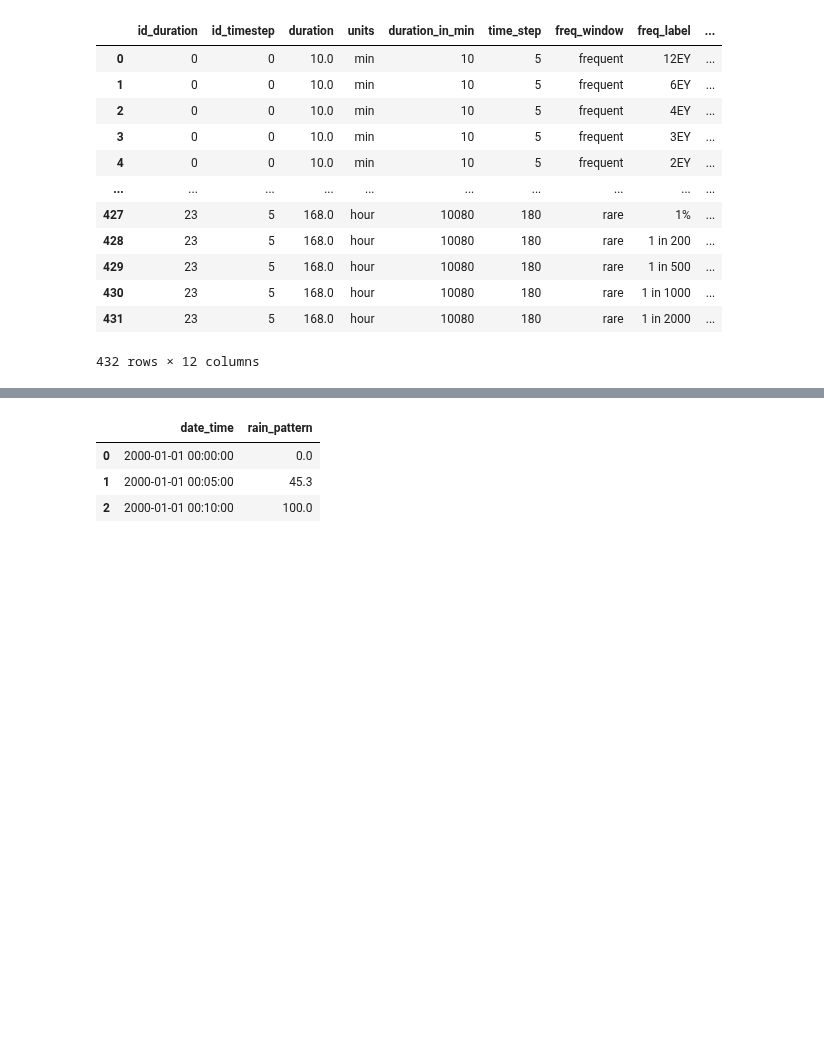
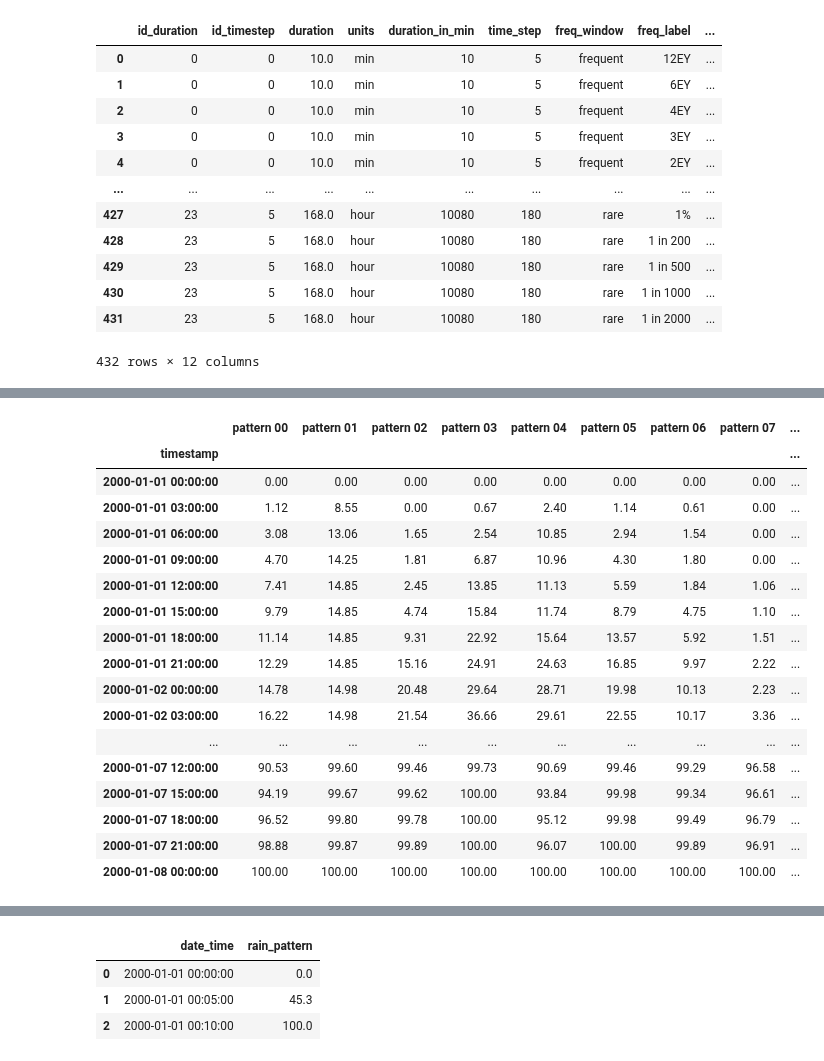
Before and after one commit to Holger-Paxi/Flood_Estimation, a Jupyter notebook: Assignment_3__1st.ipynb, the cells around one changed output, grey strips where cells are left out. Cells and saved outputs as stored; diff of their text form; code cells hidden in the pictures; blank space fills up the shorter version.

```diff
--- a/Assignment_3__1st.ipynb
+++ b/Assignment_3__1st.ipynb
@@ -736,0 +1009,3 @@ df_idf
+# %%
+rain_data.drop(columns='time_series', inplace=True)
+rain_data
@@ -808,0 +1176,22 @@ rain_data
+# %%
+asd = rain_data.cum_pattern_data[431].copy()
+asd
+# %% [output]
+|  | pattern 00 | pattern 01 | pattern 02 | pattern 03 | pattern 04 | pattern 05 | pattern 06 | pattern 07 | ... |
+| timestamp |  |  |  |  |  |  |  |  | ... |
+| 2000-01-01 00:00:00 | 0.00 | 0.00 | 0.00 | 0.00 | 0.00 | 0.00 | 0.00 | 0.00 | ... |
+| 2000-01-01 03:00:00 | 1.12 | 8.55 | 0.00 | 0.67 | 2.40 | 1.14 | 0.61 | 0.00 | ... |
+| 2000-01-01 06:00:00 | 3.08 | 13.06 | 1.65 | 2.54 | 10.85 | 2.94 | 1.54 | 0.00 | ... |
+| 2000-01-01 09:00:00 | 4.70 | 14.25 | 1.81 | 6.87 | 10.96 | 4.30 | 1.80 | 0.00 | ... |
+| 2000-01-01 12:00:00 | 7.41 | 14.85 | 2.45 | 13.85 | 11.13 | 5.59 | 1.84 | 1.06 | ... |
+| 2000-01-01 15:00:00 | 9.79 | 14.85 | 4.74 | 15.84 | 11.74 | 8.79 | 4.75 | 1.10 | ... |
+| 2000-01-01 18:00:00 | 11.14 | 14.85 | 9.31 | 22.92 | 15.64 | 13.57 | 5.92 | 1.51 | ... |
+| 2000-01-01 21:00:00 | 12.29 | 14.85 | 15.16 | 24.91 | 24.63 | 16.85 | 9.97 | 2.22 | ... |
+| 2000-01-02 00:00:00 | 14.78 | 14.98 | 20.48 | 29.64 | 28.71 | 19.98 | 10.13 | 2.23 | ... |
+| 2000-01-02 03:00:00 | 16.22 | 14.98 | 21.54 | 36.66 | 29.61 | 22.55 | 10.17 | 3.36 | ... |
+| ... | ... | ... | ... | ... | ... | ... | ... | ... | ... |
+| 2000-01-07 12:00:00 | 90.53 | 99.60 | 99.46 | 99.73 | 90.69 | 99.46 | 99.29 | 96.58 | ... |
+| 2000-01-07 15:00:00 | 94.19 | 99.67 | 99.62 | 100.00 | 93.84 | 99.98 | 99.34 | 96.61 | ... |
+| 2000-01-07 18:00:00 | 96.52 | 99.80 | 99.78 | 100.00 | 95.12 | 99.98 | 99.49 | 96.79 | ... |
+| 2000-01-07 21:00:00 | 98.88 | 99.87 | 99.89 | 100.00 | 96.07 | 100.00 | 99.89 | 96.91 | ... |
+| 2000-01-08 00:00:00 | 100.00 | 100.00 | 100.00 | 100.00 | 100.00 | 100.00 | 100.00 | 100.00 | ... |
```
Also changed, not shown: parts of 70 cells of this notebook, 1 other file.
